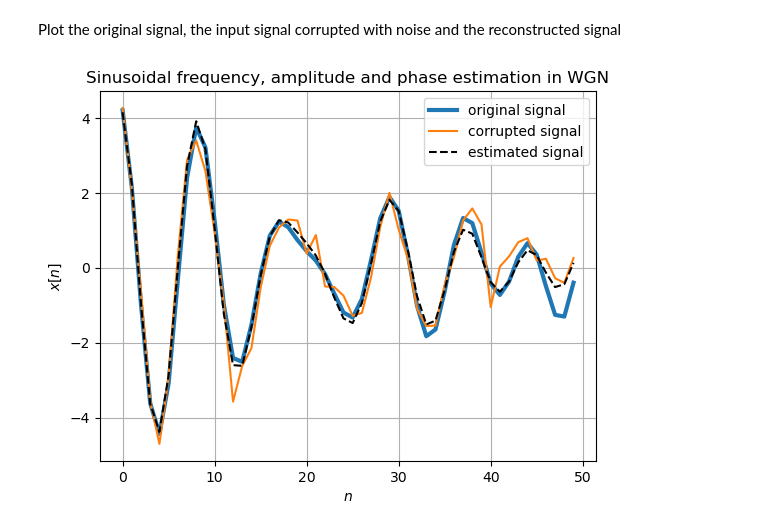
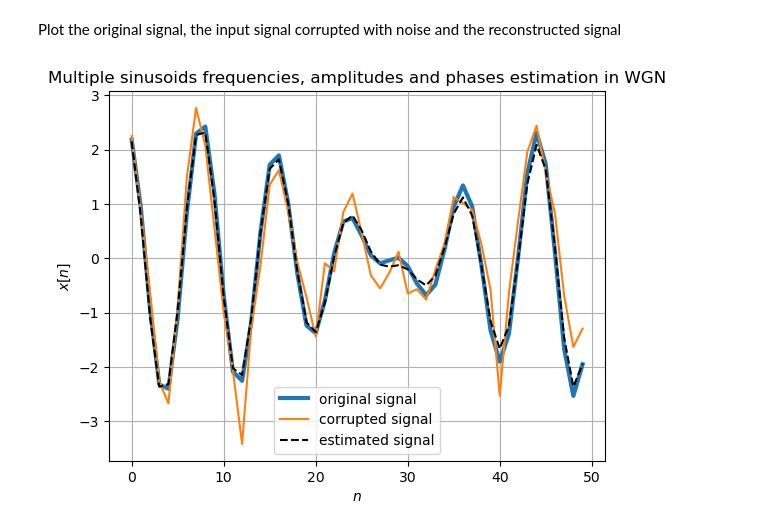
Before and after one commit to alexishumblet/pyestimate, a Jupyter notebook: examples/multiple_sin_param_estimate_ex.ipynb, the cells around one changed output. Drawn from its saved outputs; the diff is of its cells as text; code cells hidden in the pictures.

```diff
--- a/examples/multiple_sin_param_estimate_ex.ipynb
+++ b/examples/multiple_sin_param_estimate_ex.ipynb
@@ -14,7 +14,7 @@ Generate a sum of noisy sinusoids for which we want to estimate amplitudes, freq
 N = 50 # number of samples
 f = [0.13456, 0.11234] # frequencies to be estimated
 A = [1.23456, 1.34567] # amplitude to be estimated
-phi = [0, np.pi/4, np.pi/8, np.pi/12, np.pi/16] # phase to be estimated
+phi = [0, np.pi/4] # phase to be estimated
 p = len(A) # number of sinusoids
 sigma = 0.5 # standard deviation of WGN
 n = np.arange(N)
@@ -38,12 +38,12 @@ Plot the original signal, the input signal corrupted with noise and the reconstr
 # %%
 plt.plot(n, s, linewidth=3.0, label='original signal')
 plt.plot(n, x, label='corrupted signal')
 plt.plot(n, s_hat, 'k--', label='estimated signal')
 plt.xlabel('$n$')
 plt.ylabel('$x[n]$')
-plt.title('Sinusoidal frequency, amplitude and phase estimation in WGN')
+plt.title('Multiple sinusoids frequencies, amplitudes and phases estimation in WGN')
 plt.legend()
 plt.grid()
 plt.show()
 # %% [output]
-[figure, old version]
+[figure, new version]
```
Also changed, not shown: 4 other files.
